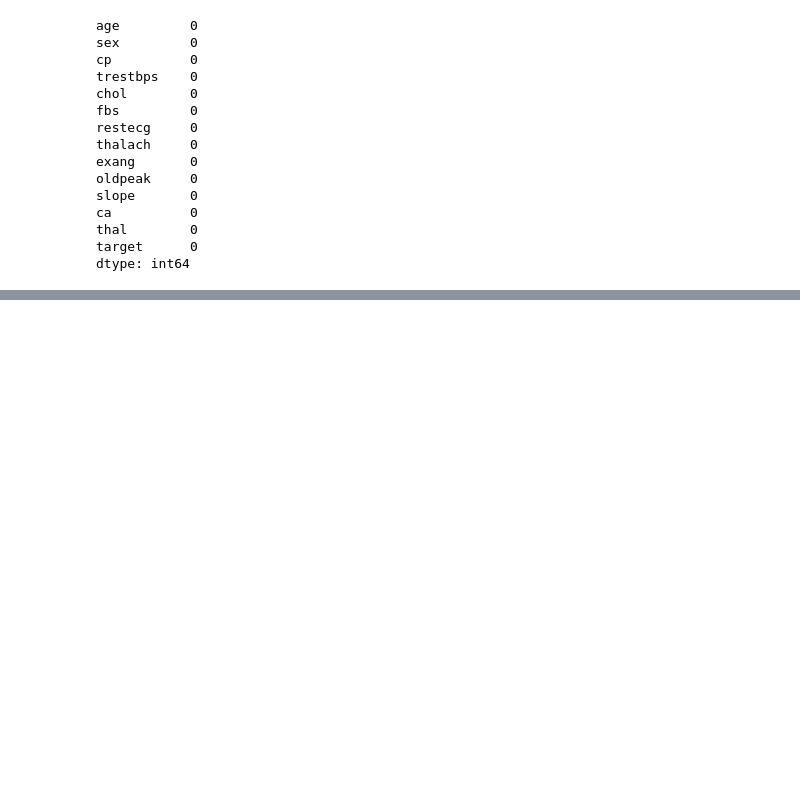
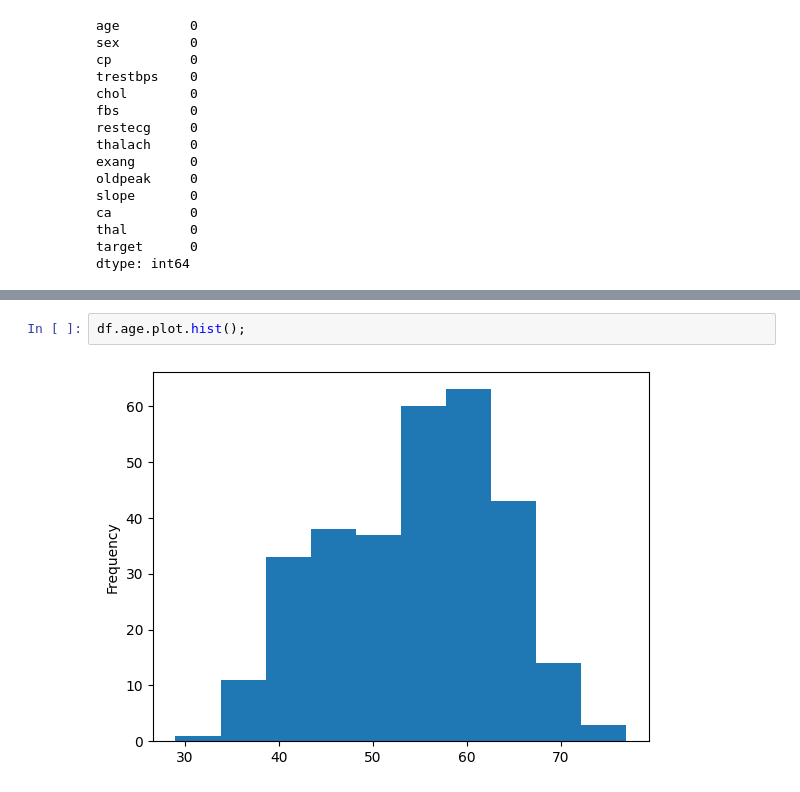
Before and after one commit to strontium-rn/heart_disease, a Jupyter notebook: heart-disease-classification.ipynb, the cells around one changed output, grey strips where cells are left out. Drawn from its saved outputs; the diff is of its cells as text; blank space fills up the shorter version.

```diff
--- a/heart-disease-classification.ipynb
+++ b/heart-disease-classification.ipynb
@@ -117,0 +175,4 @@ df.describe()
+# %%
+df.age.plot.hist();
+# %% [output]
+[figure, added]
```
Also changed, not shown: parts of 16 cells of this notebook.
